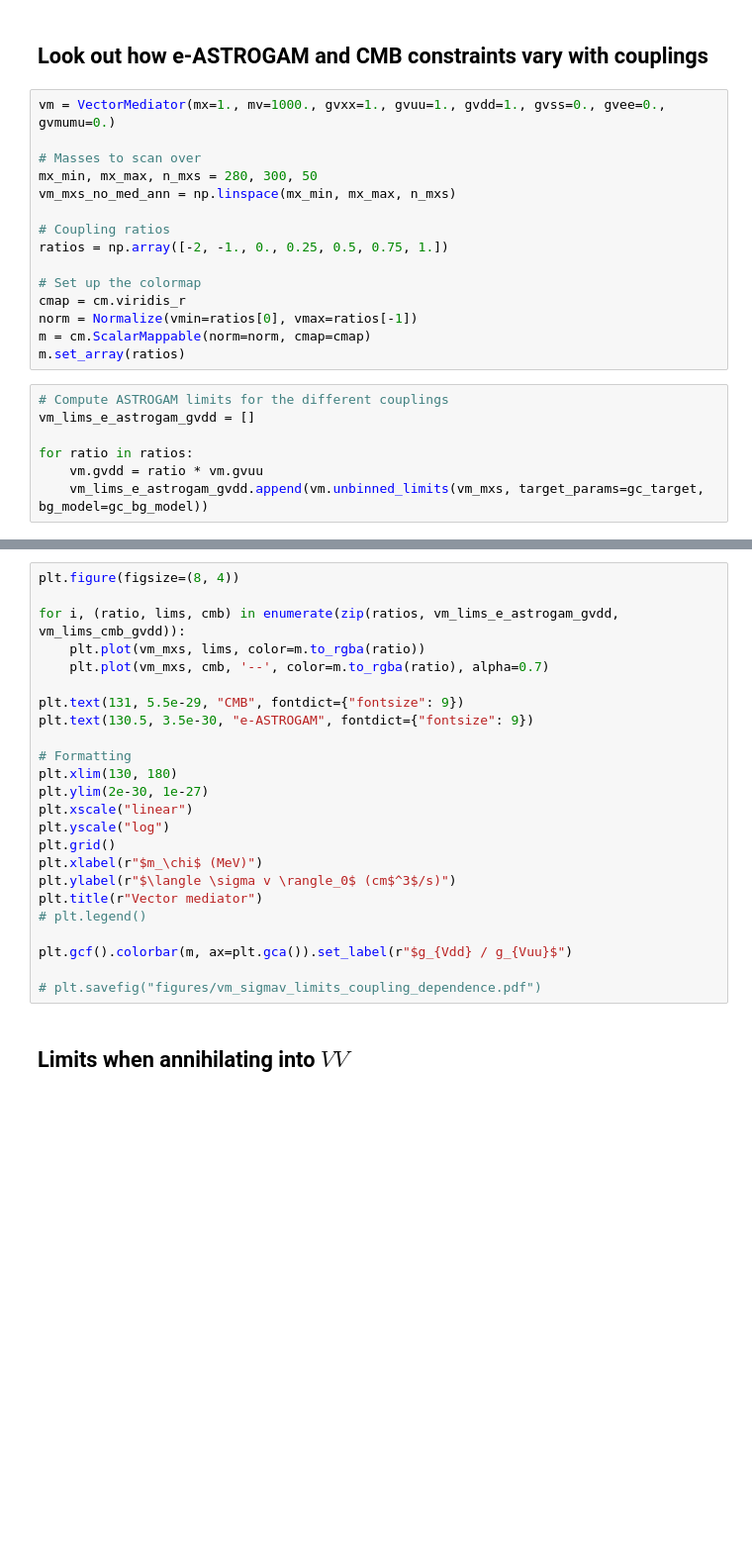
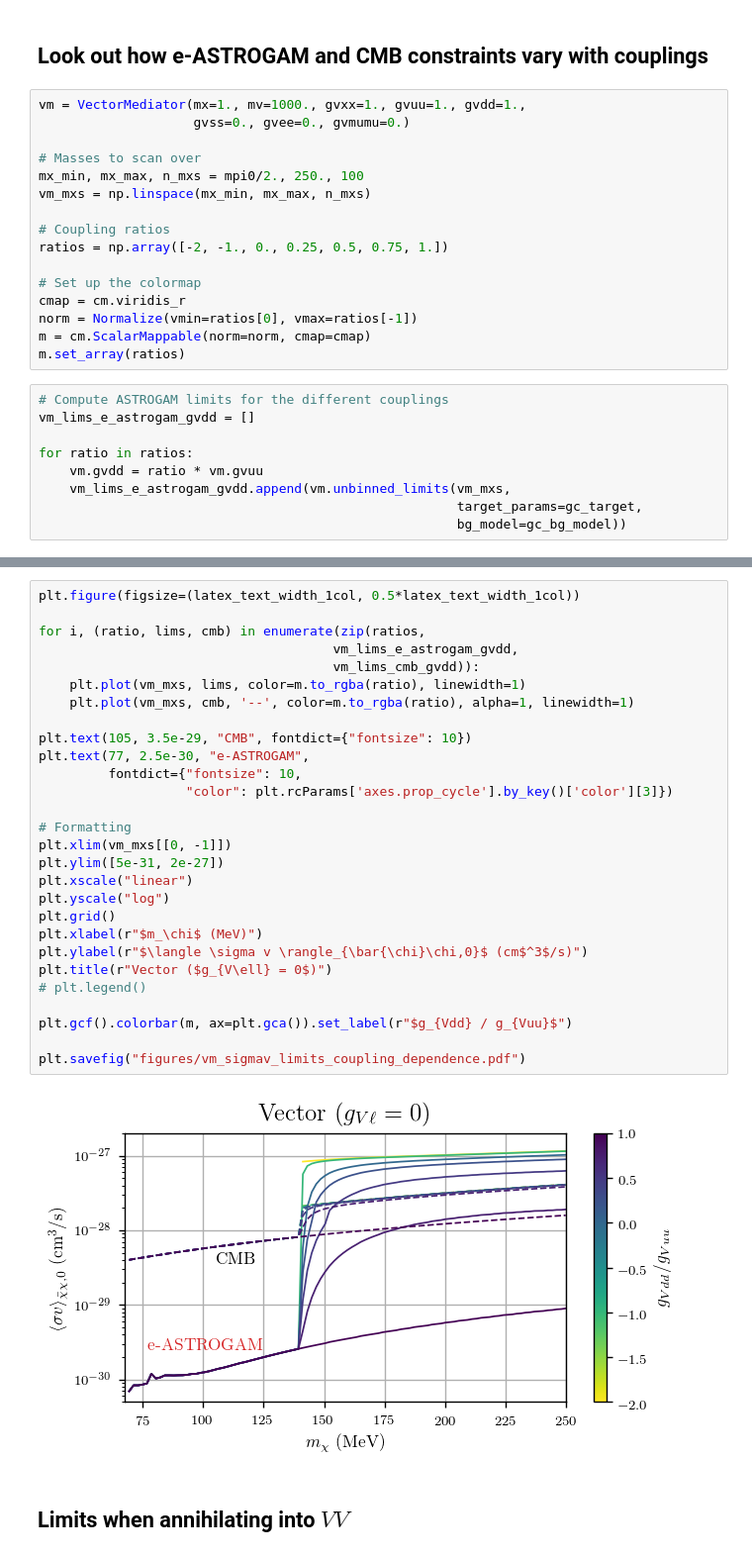
Before and after one commit to LoganAMorrison/Hazma, a Jupyter notebook: tutorials/gamma_ray_limits.ipynb, the cells around one changed output, grey strips where cells are left out. Shown at 99% size. Drawn from its saved outputs; the diff is of its cells as text; blank space fills up the shorter version.

```diff
--- a/tutorials/gamma_ray_limits.ipynb
+++ b/tutorials/gamma_ray_limits.ipynb
@@ -383,11 +380,12 @@ os.system('say "Done computing limits"')
 # %% [markdown]
 ## Look out how e-ASTROGAM and CMB constraints vary with couplings
 # %%
-vm = VectorMediator(mx=1., mv=1000., gvxx=1., gvuu=1., gvdd=1., gvss=0., gvee=0., gvmumu=0.)
+vm = VectorMediator(mx=1., mv=1000., gvxx=1., gvuu=1., gvdd=1.,
+                    gvss=0., gvee=0., gvmumu=0.)
 
 # Masses to scan over
-mx_min, mx_max, n_mxs = 280, 300, 50
-vm_mxs_no_med_ann = np.linspace(mx_min, mx_max, n_mxs)
+mx_min, mx_max, n_mxs = mpi0/2., 250., 100
+vm_mxs = np.linspace(mx_min, mx_max, n_mxs)
 
 # Coupling ratios
 ratios = np.array([-2, -1., 0., 0.25, 0.5, 0.75, 1.])
@@ -403,7 +401,9 @@ vm_lims_e_astrogam_gvdd = []
 
 for ratio in ratios:
     vm.gvdd = ratio * vm.gvuu
-    vm_lims_e_astrogam_gvdd.append(vm.unbinned_limits(vm_mxs, target_params=gc_target, bg_model=gc_bg_model))
+    vm_lims_e_astrogam_gvdd.append(vm.unbinned_limits(vm_mxs,
+                                                      target_params=gc_target,
+                                                      bg_model=gc_bg_model))
 # %%
 # Compute CMB limits for the different couplings
 vm_lims_cmb_gvdd = []
@@ -414,27 +426,33 @@ for ratio in ratios:
 # %%
-plt.figure(figsize=(8, 4))
+plt.figure(figsize=(latex_text_width_1col, 0.5*latex_text_width_1col))
 
-for i, (ratio, lims, cmb) in enumerate(zip(ratios, vm_lims_e_astrogam_gvdd, vm_lims_cmb_gvdd)):
-    plt.plot(vm_mxs, lims, color=m.to_rgba(ratio))
-    plt.plot(vm_mxs, cmb, '--', color=m.to_rgba(ratio), alpha=0.7)
+for i, (ratio, lims, cmb) in enumerate(zip(ratios,
+                                      vm_lims_e_astrogam_gvdd,
+                                      vm_lims_cmb_gvdd)):
+    plt.plot(vm_mxs, lims, color=m.to_rgba(ratio), linewidth=1)
+    plt.plot(vm_mxs, cmb, '--', color=m.to_rgba(ratio), alpha=1, linewidth=1)
 
-plt.text(131, 5.5e-29, "CMB", fontdict={"fontsize": 9})
-plt.text(130.5, 3.5e-30, "e-ASTROGAM", fontdict={"fontsize": 9})
+plt.text(105, 3.5e-29, "CMB", fontdict={"fontsize": 10})
+plt.text(77, 2.5e-30, "e-ASTROGAM",
+         fontdict={"fontsize": 10,
+                   "color": plt.rcParams['axes.prop_cycle'].by_key()['color'][3]})
 
 # Formatting
-plt.xlim(130, 180)
-plt.ylim(2e-30, 1e-27)
+plt.xlim(vm_mxs[[0, -1]])
+plt.ylim([5e-31, 2e-27])
 plt.xscale("linear")
 plt.yscale("log")
 plt.grid()
 plt.xlabel(r"$m_\chi$ (MeV)")
-plt.ylabel(r"$\langle \sigma v \rangle_0$ (cm$^3$/s)")
-plt.title(r"Vector mediator")
+plt.ylabel(r"$\langle \sigma v \rangle_{\bar{\chi}\chi,0}$ (cm$^3$/s)")
+plt.title(r"Vector ($g_{V\ell} = 0$)")
 # plt.legend()
 
 plt.gcf().colorbar(m, ax=plt.gca()).set_label(r"$g_{Vdd} / g_{Vuu}$")
 
-# plt.savefig("figures/vm_sigmav_limits_coupling_dependence.pdf")
+plt.savefig("figures/vm_sigmav_limits_coupling_dependence.pdf")
+# %% [output]
+[figure, added]
 # %% [markdown]
 ## Limits when annihilating into $V V$
 # %% [markdown]
```
Also changed, not shown: parts of 7 cells of this notebook, 11 other files.
